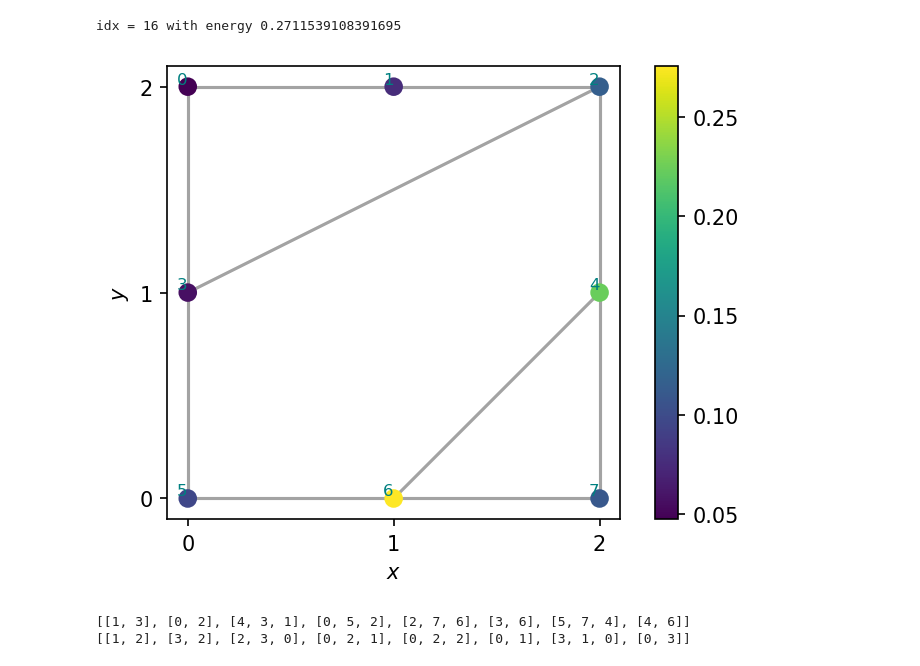
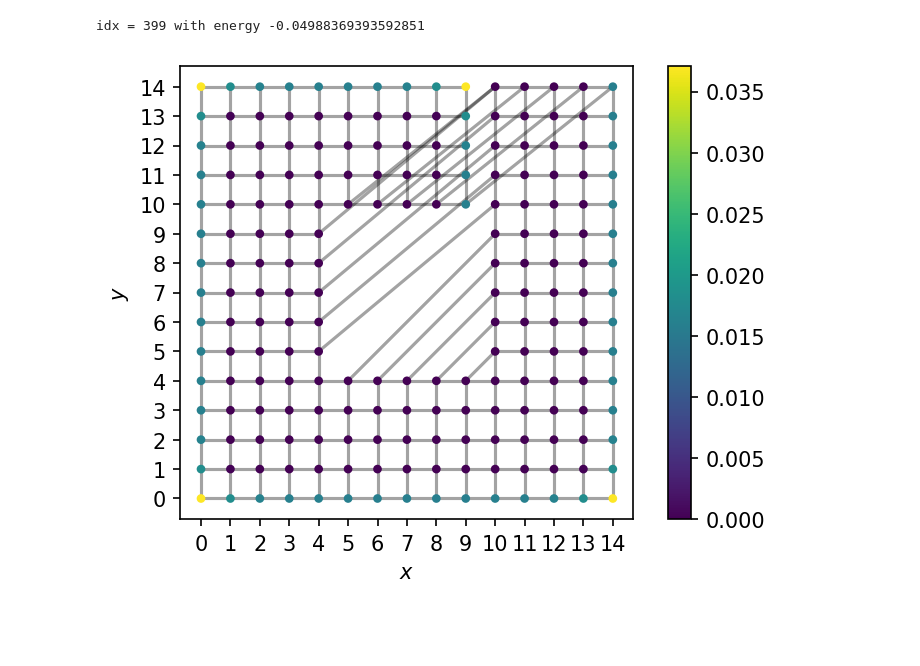
Before and after one commit to isschoch/chiral-p-wave-on-buckyball-geometry, a Jupyter notebook: disclination_dipole_elegant_large.ipynb, the cells around one changed output. Saved outputs shown, nothing was run; the diff lists cells and outputs as text; code cells hidden in the pictures; blank space fills up the shorter version.

```diff
--- a/disclination_dipole_elegant_large.ipynb
+++ b/disclination_dipole_elegant_large.ipynb
@@ -8,22 +8,43 @@ import matplotlib.pyplot as plt
 plt.rcParams["figure.dpi"] = 150
 plt.rcParams["savefig.dpi"] = 150
 # %%
-N_hole = 1
+N_hole = 5
 N = 3 * N_hole
 lattice = SquareLattice(N, BC="open")
-middle_sites = [(N-N_hole)//2 * N + (N-N_hole)//2 + i*N + j for i in range(N_hole) for j in range(N_hole)]
+middle_sites = [
+    (N - N_hole) // 2 * N + (N - N_hole) // 2 + i * N + j
+    for i in range(N_hole)
+    for j in range(N_hole)
+]
 
 lattice.plot(True)
-print([2*N_hole * N + N_hole - (i+1) * N for i in range(N_hole-1)])
+print([2 * N_hole * N + N_hole - (i + 1) * N for i in range(N_hole - 1)])
 
-lattice.glue_bond([2 * N_hole * N + N_hole + i for i in range(N_hole)], [N_hole * N + 2 * N_hole + i * N for i in range(N_hole)], (0, 2), codim=1)
-lattice.glue_bond([2* N_hole * N + N_hole - 1 - (i+1) * N for i in range(N_hole-1)], [N_hole * N + 2 * N_hole - (i+1) * N for i in range(N_hole-1)], (1, 3), codim=1)
-lattice.glue_bond([N_hole*N + N_hole-1], [2*N_hole], (1, 3), codim=1)
-lattice.glue_bond([(N_hole-1)*N + N_hole], [2*N_hole], (2, 0), codim=1)
-lattice.glue_bond([(N_hole-1) * N + N_hole + i + 1 for i in range(N_hole-1)] ,[2*N_hole + i + 1 for i in range(N_hole-1)], (2, 0), codim=1)
+lattice.glue_bond(
+    [2 * N_hole * N + N_hole + i for i in range(N_hole)],
+    [N_hole * N + 2 * N_hole + i * N for i in range(N_hole)],
+    (0, 2),
+    codim=1,
+)
+lattice.glue_bond(
+    [2 * N_hole * N + N_hole - 1 - (i + 1) * N for i in range(N_hole - 1)],
+    [N_hole * N + 2 * N_hole - (i + 1) * N for i in range(N_hole - 1)],
+    (1, 3),
+    codim=1,
+)
+lattice.glue_bond([N_hole * N + N_hole - 1], [2 * N_hole], (1, 3), codim=1)
+lattice.glue_bond([(N_hole - 1) * N + N_hole], [2 * N_hole], (2, 0), codim=1)
+lattice.glue_bond(
+    [(N_hole - 1) * N + N_hole + i + 1 for i in range(N_hole - 1)],
+    [2 * N_hole + i + 1 for i in range(N_hole - 1)],
+    (2, 0),
+    codim=1,
+)
 
 lattice.remove_sites(middle_sites)
-lattice.remove_bonds([(2*N_hole-1 + i*N, 2*N_hole + i*N) for i in range(N_hole)])
+lattice.remove_bonds(
+    [(2 * N_hole - 1 + i * N, 2 * N_hole + i * N) for i in range(N_hole)]
+)
 
 # lattice.move_sites([i*N +j for i in range(N//3) for j in range(2*N//3 + 1)], (0.0, +3.0))
 # lattice.move_sites([7, 8, 9, 17, 18, 19, 27, 28, 29], (-3.0, -0.5))
@@ -92,28 +134,24 @@ Index of lowest absolute energy:  16
 # %%
 for gs_idx in range(gs_idx, gs_idx + 1):
     print(f"idx = {gs_idx} with energy {energies[gs_idx]}")
     gs_wave_function = states[:, gs_idx]
     gs_probabilities_nambu = np.square(np.abs(gs_wave_function))
     gs_probabilities = np.zeros(shape=(num_sites, 1))
 
     for site_idx in range(num_sites):
         gs_probabilities[site_idx] = np.sum(
             gs_probabilities_nambu[block_indices[site_idx]]
         )
 
     x_values = [k[0] for k in lattice_sites]
     y_values = [k[1] for k in lattice_sites]
 
     color_map = plt.get_cmap("viridis")
-    sc = lattice.plot(True, c=(gs_probabilities), cmap=color_map)
+    sc = lattice.plot(False, c=(gs_probabilities), cmap=color_map)
     plt.colorbar(sc)
+
+    plt.savefig(f"./plots/discl_dipole_prob_distr_n_{n}.svg")
     plt.show()
 # %% [output]
-idx = 16 with energy 0.2711539108391695
+idx = 399 with energy -0.04988369393592851
-[figure, old version]
+[figure, new version]
-# %%
-print(lattice.get_bonds())
-print(lattice.get_local_bond_indices())
-# %% [output]
-[[1, 3], [0, 2], [4, 3, 1], [0, 5, 2], [2, 7, 6], [3, 6], [5, 7, 4], [4, 6]]
-[[1, 2], [3, 2], [2, 3, 0], [0, 2, 1], [0, 2, 2], [0, 1], [3, 1, 0], [0, 3]]
```
Also changed, not shown: parts of 2 cells of this notebook, 19 other files.
